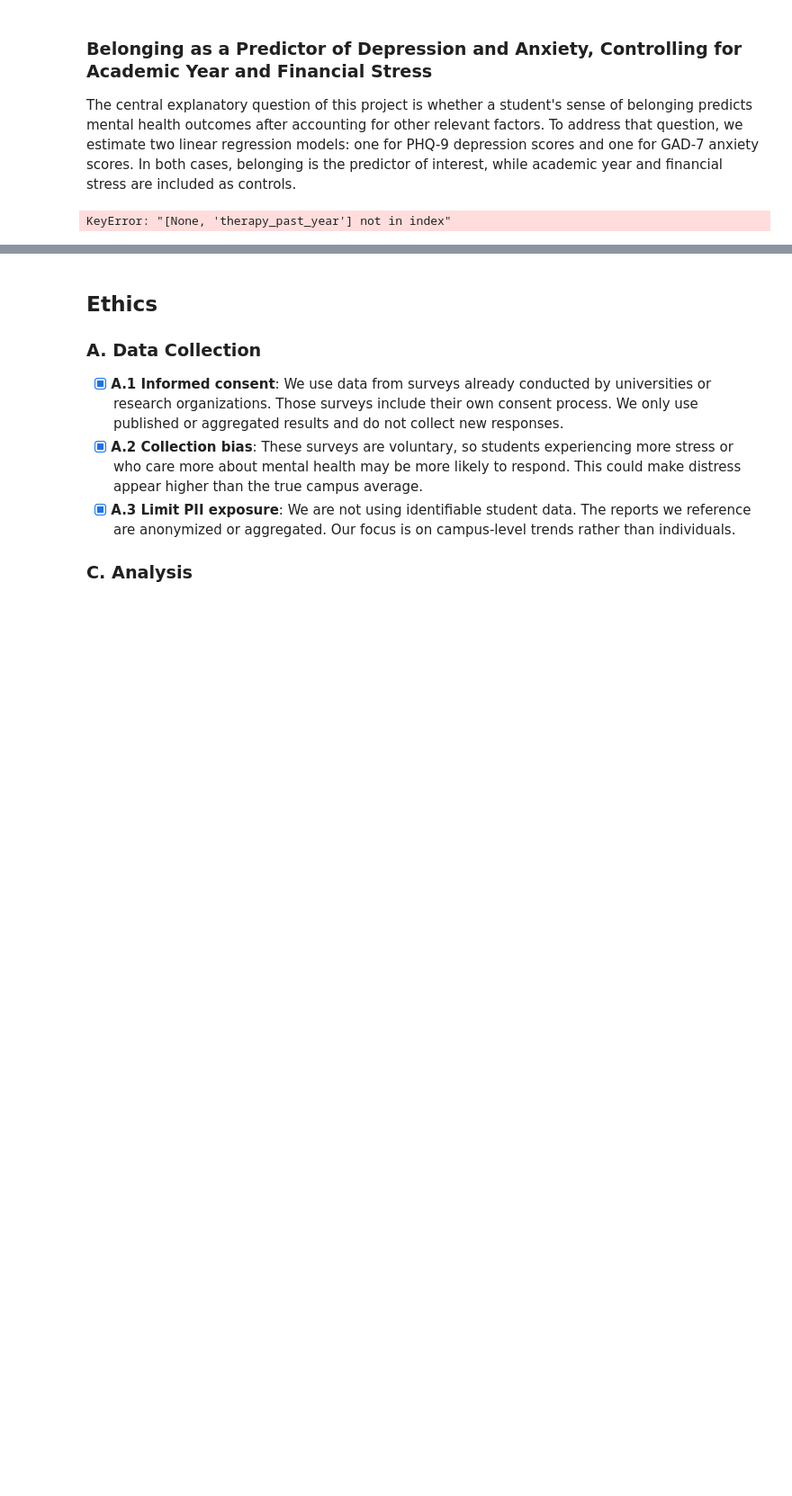
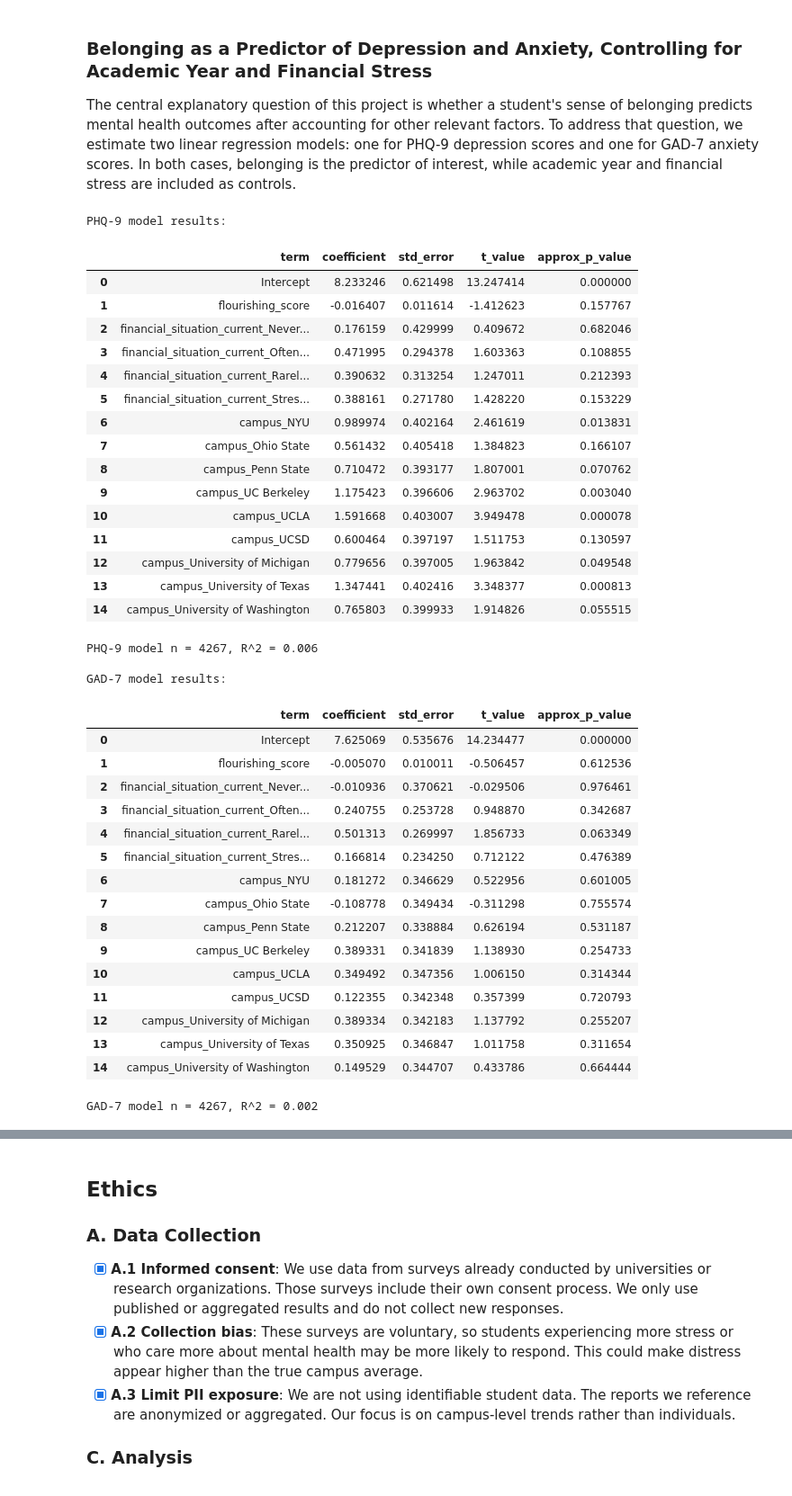
Before and after one commit to COGS108/Group128_WI26, a Jupyter notebook: 03-FinalProject.ipynb, the cells around one changed output, grey strips where cells are left out. Shown at 90% size. Saved outputs shown, nothing was run; the diff lists cells and outputs as text; code cells hidden in the pictures; blank space fills up the shorter version.

```diff
--- a/03-FinalProject.ipynb
+++ b/03-FinalProject.ipynb
@@ -314,52 +314,97 @@ School-level summary (first 10 rows):
 The central explanatory question of this project is whether a student's sense of belonging predicts mental health outcomes after accounting for other relevant factors. To address that question, we estimate two linear regression models: one for PHQ-9 depression scores and one for GAD-7 anxiety scores. In both cases, belonging is the predictor of interest, while academic year and financial stress are included as controls.
 # %%
 if 'analysis_df' in locals():
+    from math import erf, sqrt
+    import numpy as np
+    import pandas as pd
+
     def normal_sf(z):
         return 0.5 * (1 - erf(z / sqrt(2)))
 
     def fit_ols(data, y_col, x_cols):
         tmp = data[[y_col] + x_cols].dropna().copy()
+
         X = pd.get_dummies(tmp[x_cols], drop_first=True)
         X.insert(0, 'Intercept', 1.0)
+
         y = tmp[y_col].astype(float).values
         X_mat = X.astype(float).values
 
         beta = np.linalg.inv(X_mat.T @ X_mat) @ (X_mat.T @ y)
         fitted = X_mat @ beta
         resid = y - fitted
+
         n = len(y)
         p = X_mat.shape[1]
         dof = n - p
+
         sse = float(resid.T @ resid)
         mse = sse / dof
         cov_beta = mse * np.linalg.inv(X_mat.T @ X_mat)
         se = np.sqrt(np.diag(cov_beta))
         t_vals = beta / se
         p_vals = [2 * normal_sf(abs(t)) for t in t_vals]
         r2 = 1 - (sse / float(((y - y.mean()) ** 2).sum()))
 
         results = pd.DataFrame({
             'term': X.columns,
             'coefficient': beta,
             'std_error': se,
             't_value': t_vals,
             'approx_p_value': p_vals
         })
+
         return results, r2, n
 
-    predictors = [belong_col, year_col, fin_col]
+    predictors = [flourish_col, fin_col, school_col]
 
     phq_results, phq_r2, phq_n = fit_ols(analysis_df, phq_col, predictors)
     gad_results, gad_r2, gad_n = fit_ols(analysis_df, gad_col, predictors)
 
     print('PHQ-9 model results:')
     display(phq_results)
     print(f'PHQ-9 model n = {phq_n}, R^2 = {phq_r2:.3f}')
 
     print('\nGAD-7 model results:')
     display(gad_results)
     print(f'GAD-7 model n = {gad_n}, R^2 = {gad_r2:.3f}')
 # %% [output]
-KeyError: "[None, 'therapy_past_year'] not in index"
+PHQ-9 model results:
+|  | term | coefficient | std_error | t_value | approx_p_value |
+| 0 | Intercept | 8.233246 | 0.621498 | 13.247414 | 0.000000 |
+| 1 | flourishing_score | -0.016407 | 0.011614 | -1.412623 | 0.157767 |
+| 2 | financial_situation_current_Never... | 0.176159 | 0.429999 | 0.409672 | 0.682046 |
+| 3 | financial_situation_current_Often... | 0.471995 | 0.294378 | 1.603363 | 0.108855 |
+| 4 | financial_situation_current_Rarel... | 0.390632 | 0.313254 | 1.247011 | 0.212393 |
+| 5 | financial_situation_current_Stres... | 0.388161 | 0.271780 | 1.428220 | 0.153229 |
+| 6 | campus_NYU | 0.989974 | 0.402164 | 2.461619 | 0.013831 |
+| 7 | campus_Ohio State | 0.561432 | 0.405418 | 1.384823 | 0.166107 |
+| 8 | campus_Penn State | 0.710472 | 0.393177 | 1.807001 | 0.070762 |
+| 9 | campus_UC Berkeley | 1.175423 | 0.396606 | 2.963702 | 0.003040 |
+| 10 | campus_UCLA | 1.591668 | 0.403007 | 3.949478 | 0.000078 |
+| 11 | campus_UCSD | 0.600464 | 0.397197 | 1.511753 | 0.130597 |
+| 12 | campus_University of Michigan | 0.779656 | 0.397005 | 1.963842 | 0.049548 |
+| 13 | campus_University of Texas | 1.347441 | 0.402416 | 3.348377 | 0.000813 |
+| 14 | campus_University of Washington | 0.765803 | 0.399933 | 1.914826 | 0.055515 |
+PHQ-9 model n = 4267, R^2 = 0.006
+
+GAD-7 model results:
+|  | term | coefficient | std_error | t_value | approx_p_value |
+| 0 | Intercept | 7.625069 | 0.535676 | 14.234477 | 0.000000 |
+| 1 | flourishing_score | -0.005070 | 0.010011 | -0.506457 | 0.612536 |
+| 2 | financial_situation_current_Never... | -0.010936 | 0.370621 | -0.029506 | 0.976461 |
+| 3 | financial_situation_current_Often... | 0.240755 | 0.253728 | 0.948870 | 0.342687 |
+| 4 | financial_situation_current_Rarel... | 0.501313 | 0.269997 | 1.856733 | 0.063349 |
+| 5 | financial_situation_current_Stres... | 0.166814 | 0.234250 | 0.712122 | 0.476389 |
+| 6 | campus_NYU | 0.181272 | 0.346629 | 0.522956 | 0.601005 |
+| 7 | campus_Ohio State | -0.108778 | 0.349434 | -0.311298 | 0.755574 |
+| 8 | campus_Penn State | 0.212207 | 0.338884 | 0.626194 | 0.531187 |
+| 9 | campus_UC Berkeley | 0.389331 | 0.341839 | 1.138930 | 0.254733 |
+| 10 | campus_UCLA | 0.349492 | 0.347356 | 1.006150 | 0.314344 |
+| 11 | campus_UCSD | 0.122355 | 0.342348 | 0.357399 | 0.720793 |
+| 12 | campus_University of Michigan | 0.389334 | 0.342183 | 1.137792 | 0.255207 |
+| 13 | campus_University of Texas | 0.350925 | 0.346847 | 1.011758 | 0.311654 |
+| 14 | campus_University of Washington | 0.149529 | 0.344707 | 0.433786 | 0.664444 |
+GAD-7 model n = 4267, R^2 = 0.002
 # %%
 if 'analysis_df' in locals():
```
Also changed, not shown: parts of 1 cell of this notebook.
